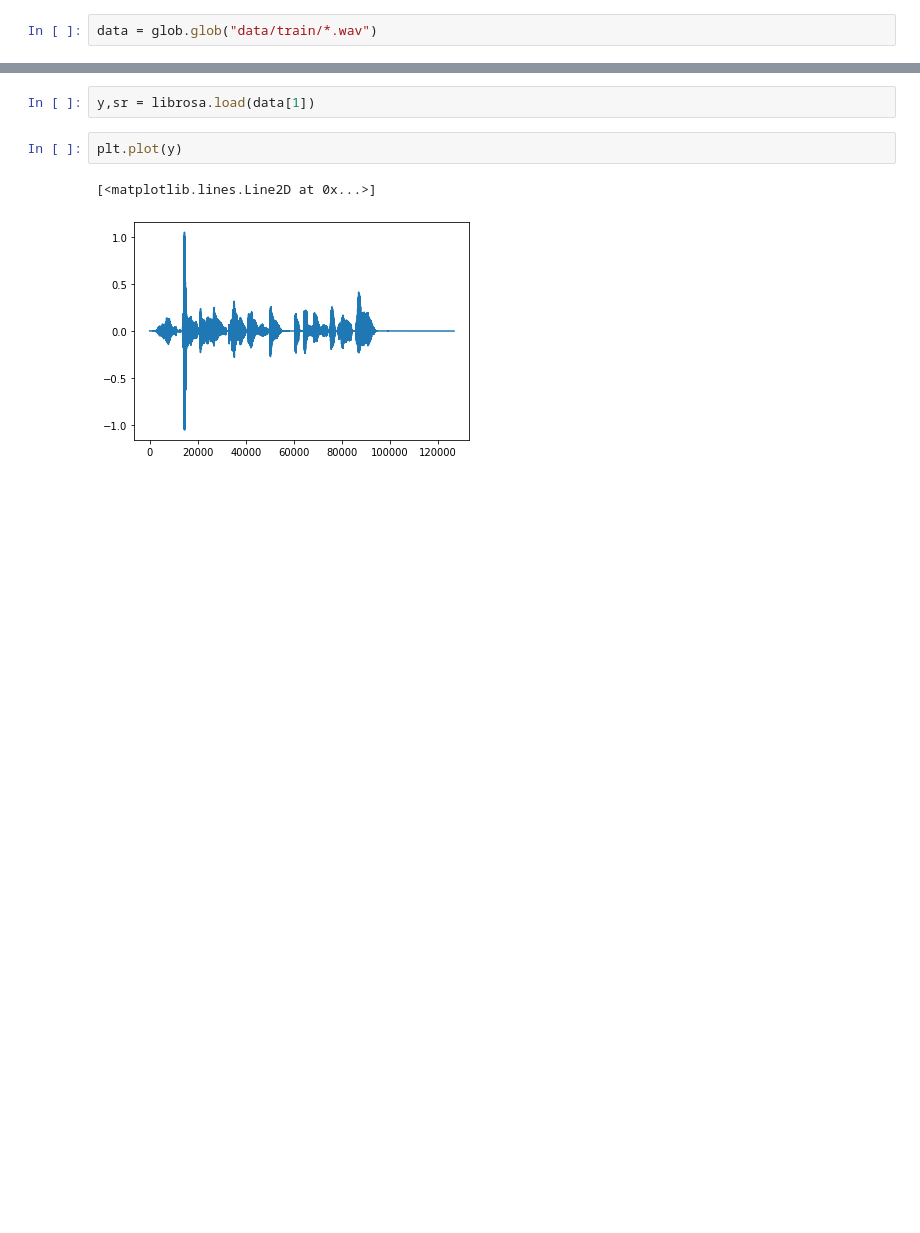
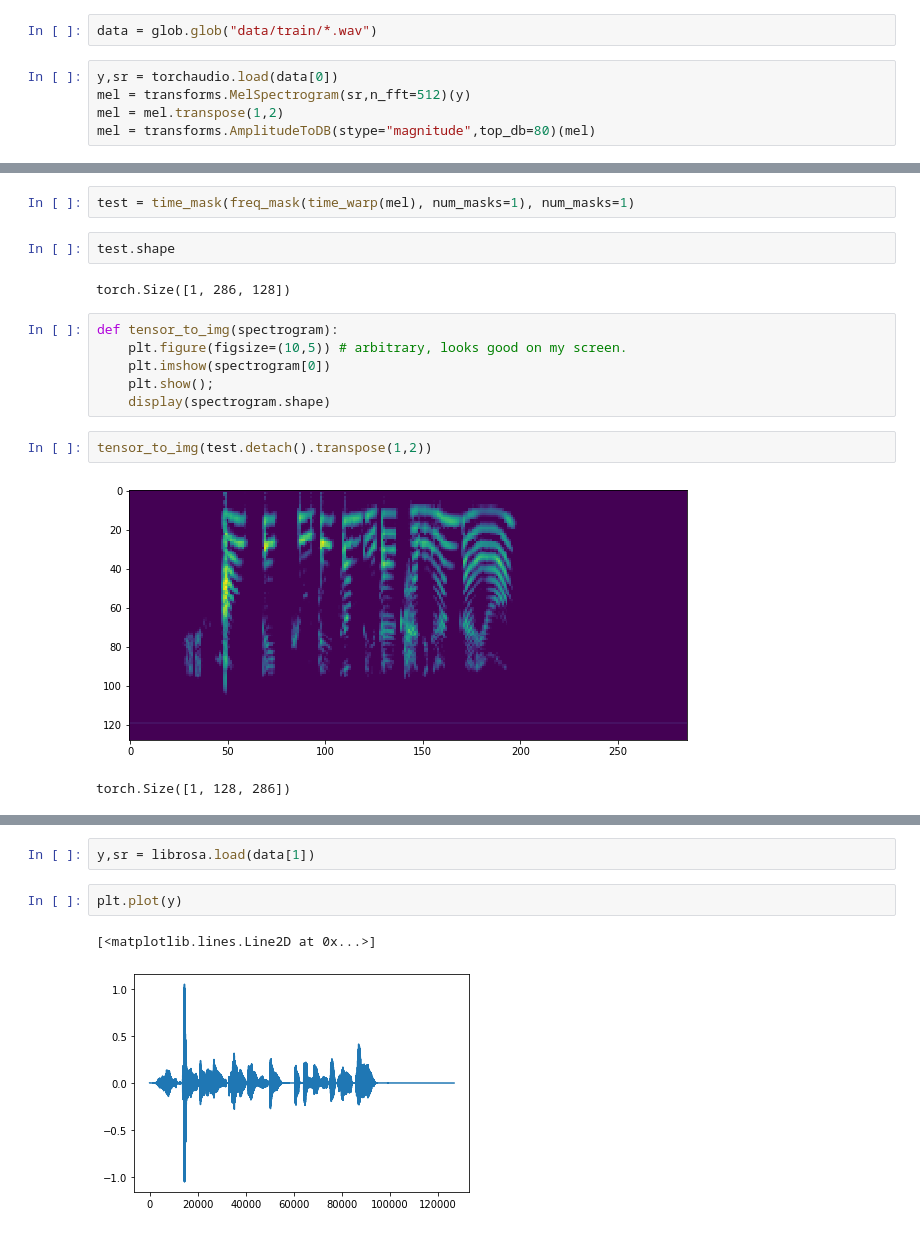
Before and after one commit to gusalsdmlwlq/Study, a Jupyter notebook: librosa.ipynb, the cells around one changed output, grey strips where cells are left out. Cells and saved outputs as stored; diff of their text form; blank space fills up the shorter version.

```diff
--- a/librosa.ipynb
+++ b/librosa.ipynb
@@ -8,2 +13,7 @@ import noisereduce as nr
 # %%
 data = glob.glob("data/train/*.wav")
+# %%
+y,sr = torchaudio.load(data[0])
+mel = transforms.MelSpectrogram(sr,n_fft=512)(y)
+mel = mel.transpose(1,2)
+mel = transforms.AmplitudeToDB(stype="magnitude",top_db=80)(mel)
@@ -9,0 +74,17 @@ data = glob.glob("data/train/*.wav")
+# %%
+test = time_mask(freq_mask(time_warp(mel), num_masks=1), num_masks=1)
+# %%
+test.shape
+# %% [output]
+torch.Size([1, 286, 128])
+# %%
+def tensor_to_img(spectrogram):
+    plt.figure(figsize=(10,5)) # arbitrary, looks good on my screen.
+    plt.imshow(spectrogram[0])
+    plt.show();
+    display(spectrogram.shape)
+# %%
+tensor_to_img(test.detach().transpose(1,2))
+# %% [output]
+[figure, added]
+torch.Size([1, 128, 286])
```
Also changed, not shown: parts of 15 cells of this notebook, 5 other files.
